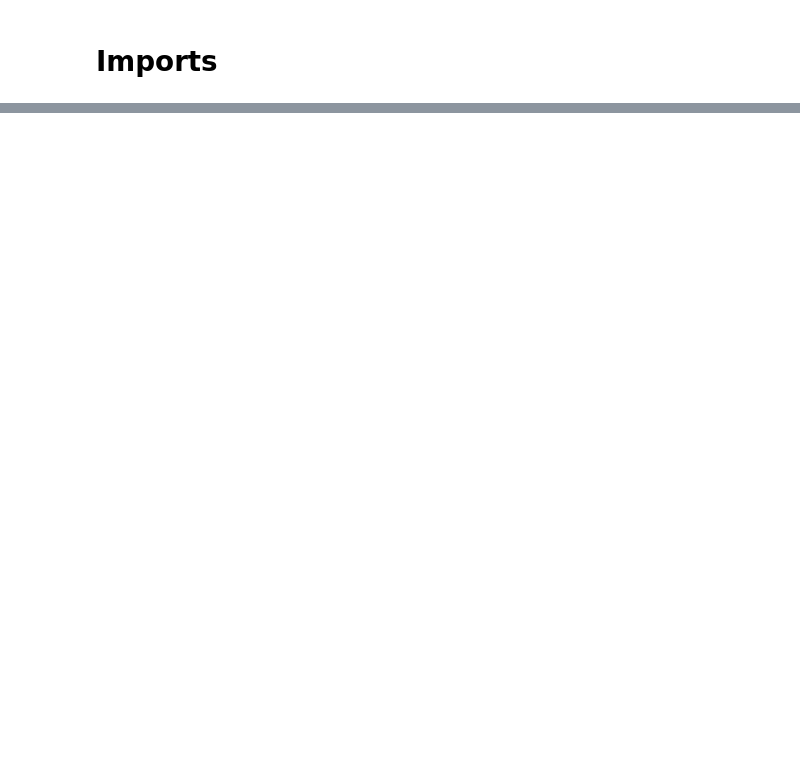
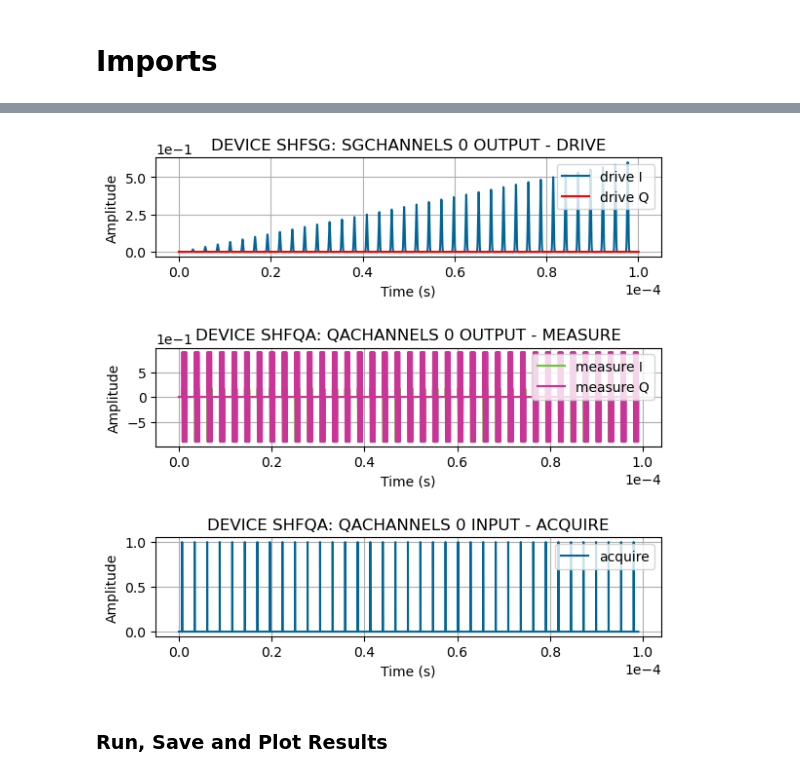
Before and after one commit to SamuelMMT/laboneq, a Jupyter notebook: LabPC_Software/1_Rabi_Oscillation_Fraunhofer.ipynb, the cells around one changed output, grey strips where cells are left out. Cells and saved outputs as stored; diff of their text form; code cells hidden in the pictures; blank space fills up the shorter version.

Commit message:
Code for Rabi Oscillation

```diff
--- a/LabPC_Software/1_Rabi_Oscillation_Fraunhofer.ipynb
+++ b/LabPC_Software/1_Rabi_Oscillation_Fraunhofer.ipynb
@@ -56,0 +542,12 @@ connections:
+# %%
+# define Calibration object based on qubit control and readout parameters
+calibration = define_calibration(device_setup, qubit_parameters, lo_settings)
+# apply calibration to device setup
+device_setup.set_calibration(calibration)
+
+# perform experiments in emulation mode only? - if True, also generate dummy data for fitting
+emulate = True
+
+# create and connect to a session
+session = Session(device_setup=device_setup)
+session.connect(do_emulation=emulate)
@@ -56,0 +709,7 @@ connections:
+# %%
+# Simulate experiment
+plot_simulation(compiled_rabi, 0, 100e-6)
+# %% [output]
+[figure, added]
+# %% [markdown]
+### Run, Save and Plot Results
```
Also changed, not shown: parts of 42 cells of this notebook, 4 other files.
